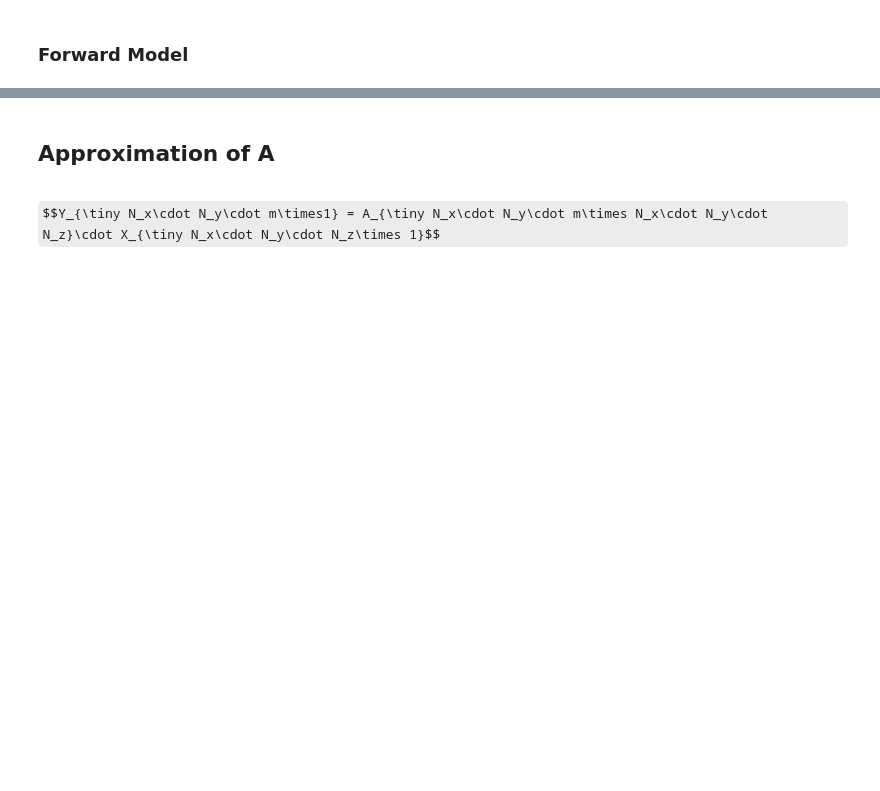
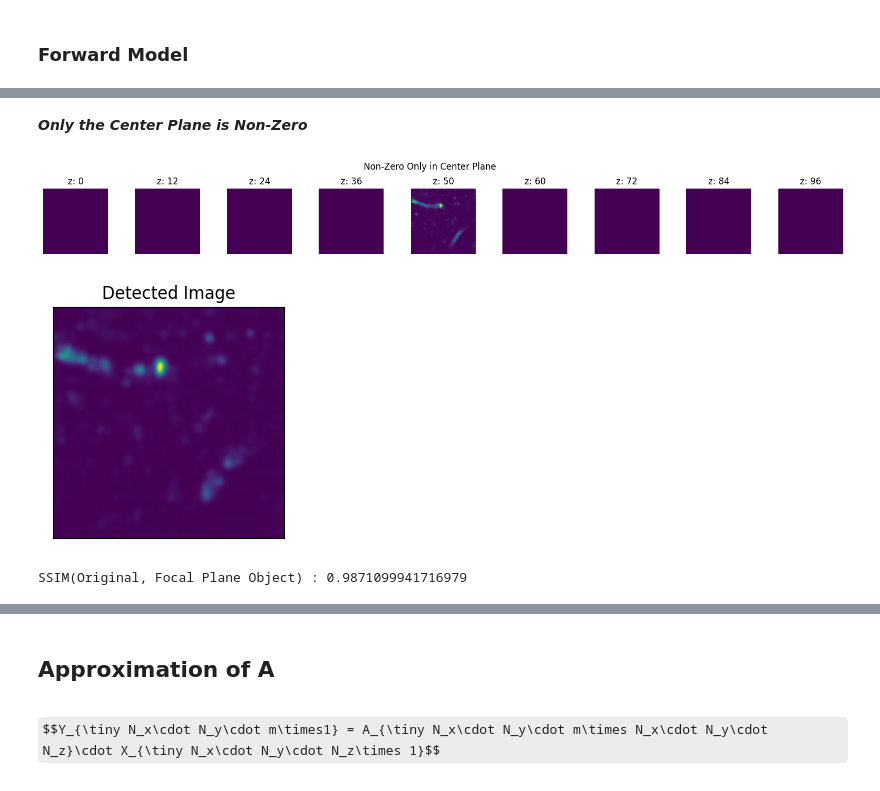
Before and after one commit to sanjith1999/FRIS, a Jupyter notebook: forward_model/forward_model.ipynb, the cells around one changed output, grey strips where cells are left out. Drawn from its saved outputs; the diff is of its cells as text; code cells hidden in the pictures; some formulas as TeX source; blank space fills up the shorter version.

```diff
--- a/forward_model/forward_model.ipynb
+++ b/forward_model/forward_model.ipynb
@@ -57,0 +62,13 @@ torch.Size([1, 4, 4, 4])
+# %% [markdown]
+***Only the Center Plane is Non-Zero***
+# %%
+X_e2 = rd.X.clone()
+X_e2[0,:50,:,:] = 0
+X_e2[0,51:,:,:] = 0
+fm.show_planes_z(X_e2.detach().cpu().numpy()[0,:,:,:],"Non-Zero Only in Center Plane",[0,12,24,36,50, 60,72,84,96])
+det_img_e2=fm.forward_model(X_e2,verbose = 1)
+print(f"SSIM(Original, Focal Plane Object) : {ssim(det_img_orig.detach().cpu().float().numpy(),det_img_e2.detach().cpu().float().numpy())}")
+# %% [output]
+[figure, added]
+[figure, added]
+SSIM(Original, Focal Plane Object) : 0.9871099941716979
```
Also changed, not shown: parts of 39 cells of this notebook, 3 other files.
